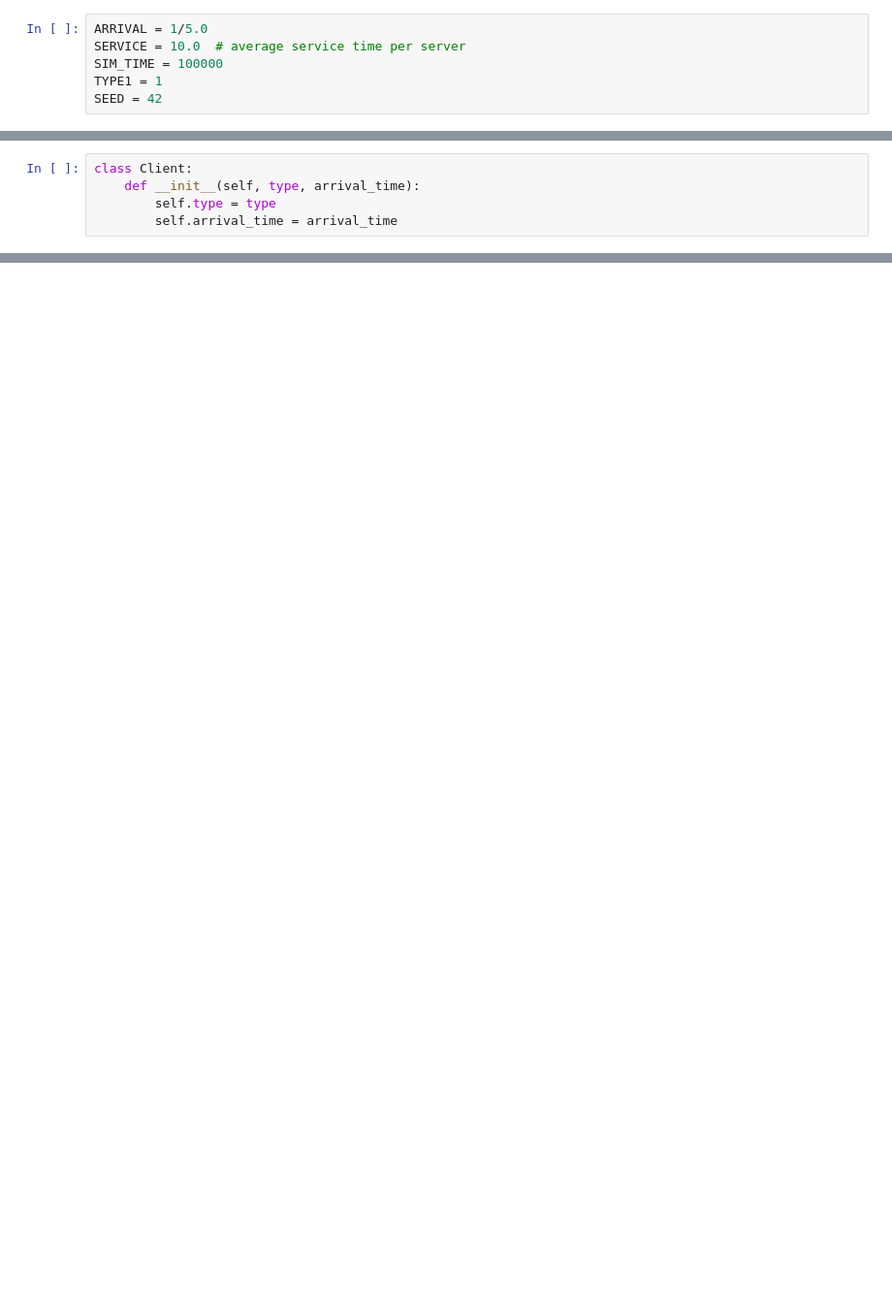
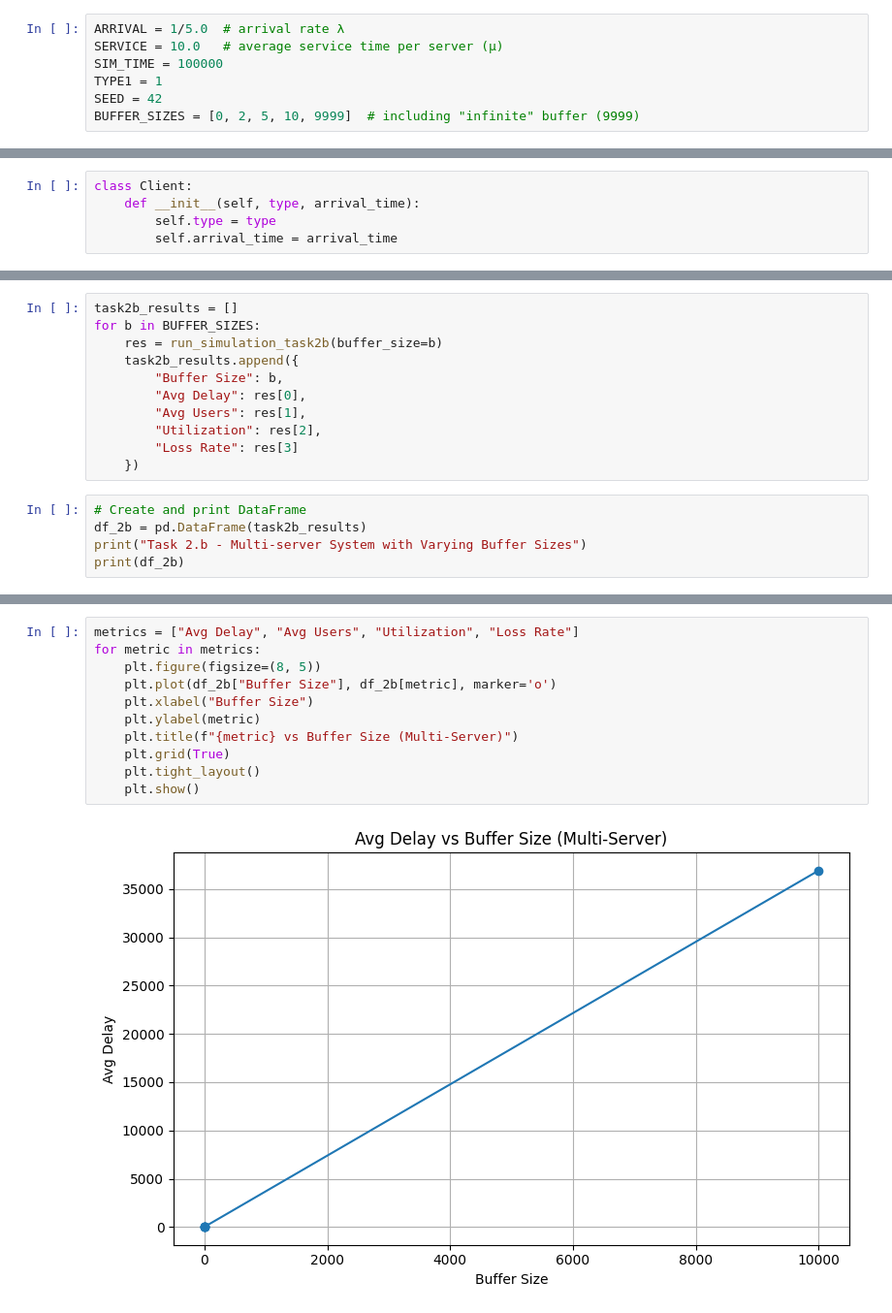
Before and after one commit to thatsnegar/ManagementLAB, a Jupyter notebook: Task.2.b.ipynb, the cells around one changed output, grey strips where cells are left out. Shown at 97% size. Saved outputs shown, nothing was run; the diff lists cells and outputs as text; blank space fills up the shorter version.

```diff
--- a/Task.2.b.ipynb
+++ b/Task.2.b.ipynb
@@ -12,11 +12,12 @@ import matplotlib.pyplot as plt
 import numpy as np
 import pandas as pd
 # %%
-ARRIVAL = 1/5.0
-SERVICE = 10.0  # average service time per server
+ARRIVAL = 1/5.0  # arrival rate λ
+SERVICE = 10.0   # average service time per server (μ)
 SIM_TIME = 100000
 TYPE1 = 1
 SEED = 42
+BUFFER_SIZES = [0, 2, 5, 10, 9999]  # including "infinite" buffer (9999)
 # %%
 class Measure:
     def __init__(self):
@@ -186,0 +132,16 @@ plt.show()
+# %%
+task2b_results = []
+for b in BUFFER_SIZES:
+    res = run_simulation_task2b(buffer_size=b)
+    task2b_results.append({
+        "Buffer Size": b,
+        "Avg Delay": res[0],
+        "Avg Users": res[1],
+        "Utilization": res[2],
+        "Loss Rate": res[3]
+    })
+# %%
+# Create and print DataFrame
+df_2b = pd.DataFrame(task2b_results)
+print("Task 2.b - Multi-server System with Varying Buffer Sizes")
+print(df_2b)
@@ -186,0 +156,13 @@ plt.show()
+# %%
+metrics = ["Avg Delay", "Avg Users", "Utilization", "Loss Rate"]
+for metric in metrics:
+    plt.figure(figsize=(8, 5))
+    plt.plot(df_2b["Buffer Size"], df_2b[metric], marker='o')
+    plt.xlabel("Buffer Size")
+    plt.ylabel(metric)
+    plt.title(f"{metric} vs Buffer Size (Multi-Server)")
+    plt.grid(True)
+    plt.tight_layout()
+    plt.show()
+# %% [output]
+[figure, added]
```
Also changed, not shown: parts of 9 cells of this notebook, 6 other files.
